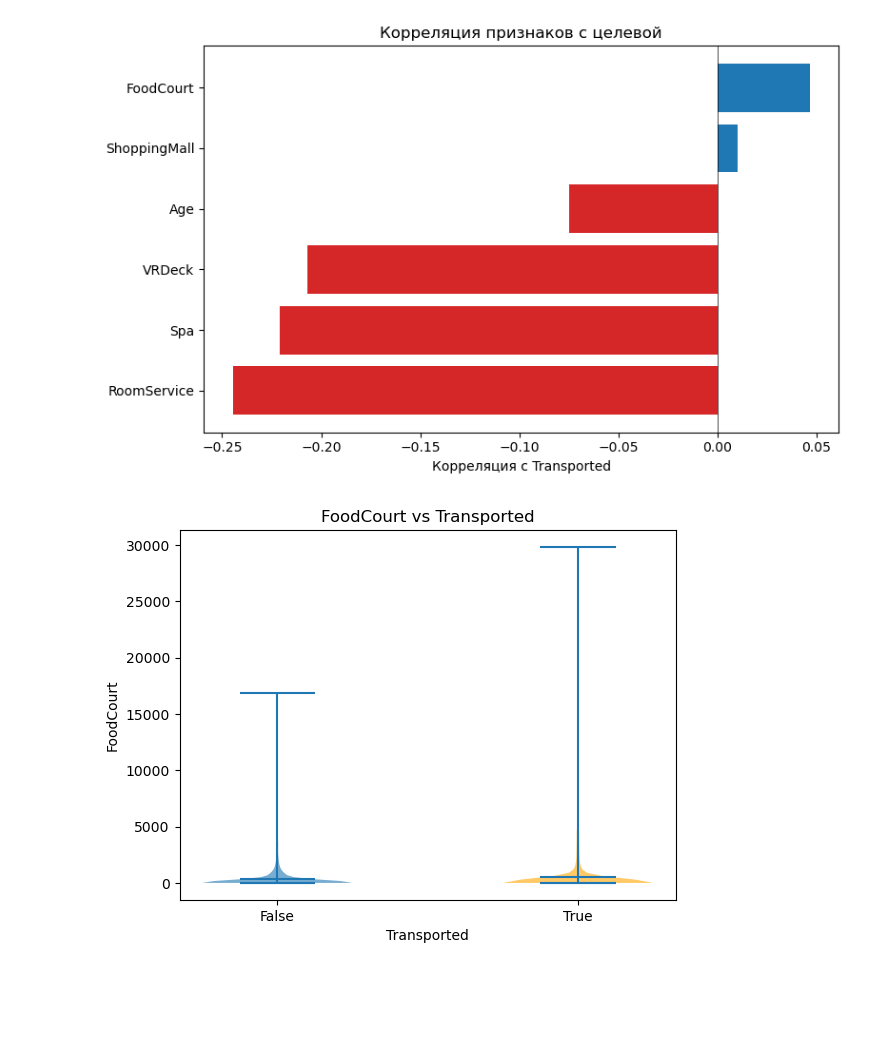
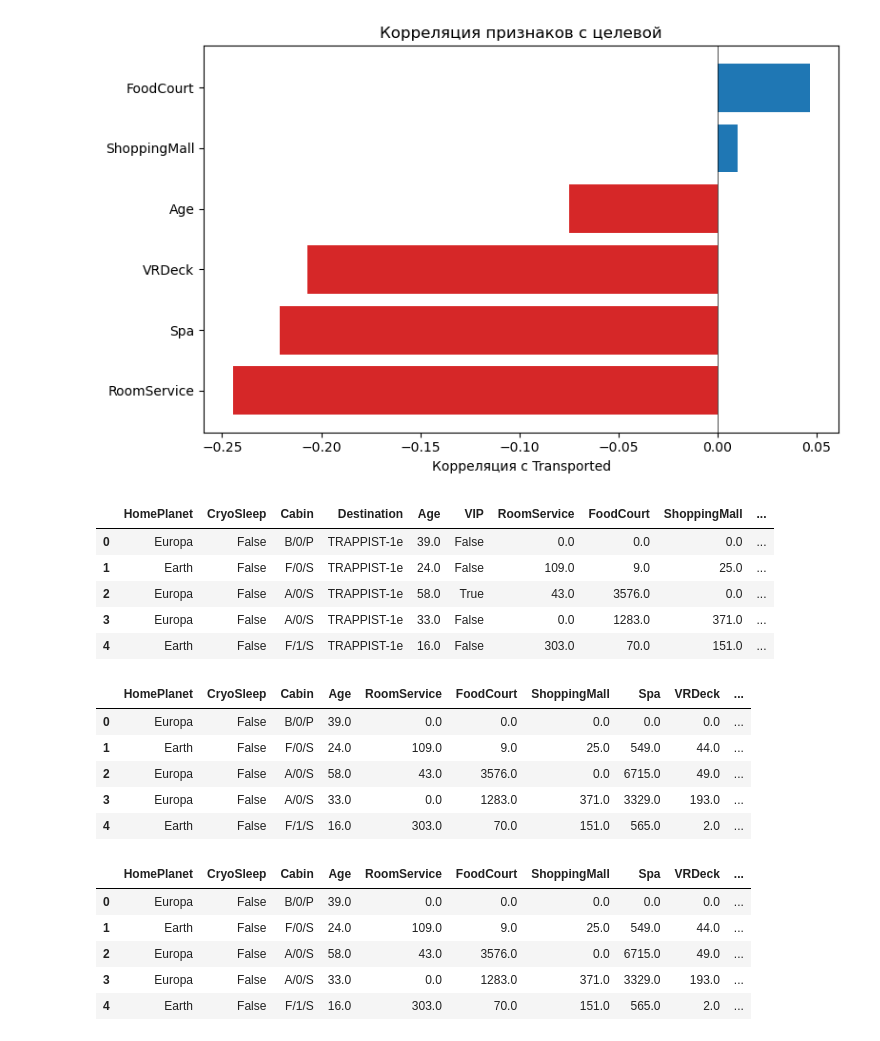
Before and after one commit to folkstay/Spaceship, a Jupyter notebook: SpaceShip.ipynb, the cells around one changed output. Cells and saved outputs as stored; diff of their text form; code cells hidden in the pictures; blank space fills up the shorter version.

Commit message:
Train_df
Вроде готовый train_df

```diff
--- a/SpaceShip.ipynb
+++ b/SpaceShip.ipynb
@@ -4,5 +4,5 @@ import pandas as pd
 from sklearn.model_selection import train_test_split
 import matplotlib.pyplot as plt
 import seaborn as sns
-df=pd.read_csv("train.csv")
+orig_df=pd.read_csv("train.csv")
 # %%
@@ -142,11 +142,11 @@ plt.show()
 [figure]
 # %%
 # Целевая → 0/1
-df["Transported_int"] = df["Transported"].astype(int)
+orig_df["Transported_int"] = orig_df["Transported"].astype(int)
 
 # Корреляция числовых признаков с целевой
 num_cols = ["Age", "RoomService", "FoodCourt", "ShoppingMall", "Spa", "VRDeck", "Transported_int"]
-corr_with_target = df[num_cols].corr()["Transported_int"].sort_values()
+corr_with_target = orig_df[num_cols].corr()["Transported_int"].sort_values()
 print(corr_with_target)
 # %% [output]
 RoomService       -0.244611
@@ -170,23 +170,35 @@ plt.tight_layout()
 plt.show()
 # %% [output]
 [figure]
-# %%
-ages_false = df[df["Transported"] == False]["FoodCourt"].dropna()
-ages_true  = df[df["Transported"] == True ]["FoodCourt"].dropna()
-parts = plt.violinplot(
-    [ages_false, ages_true],
-    positions=[0, 1],
-    showmeans=True,
-    showmedians=True,
-)
-for body, color in zip(parts["bodies"], ["C0", "orange"]):
-    body.set_facecolor(color)
-    body.set_alpha(0.6)
-
-plt.xticks([0, 1], ["False", "True"])
-plt.xlabel("Transported")
-plt.ylabel("FoodCourt")
-plt.title("FoodCourt vs Transported")
-plt.show()
-# %% [output]
-[figure, removed]
+# %%
+orig_df = orig_df.drop(['PassengerId', 'Name'], axis=1)
+orig_df['Transported'] = orig_df['Transported'].astype(int)
+orig_df = orig_df.drop(['Transported_int'], axis=1)
+orig_df.head(5)
+# %% [output]
+|  | HomePlanet | CryoSleep | Cabin | Destination | Age | VIP | RoomService | FoodCourt | ShoppingMall | ... |
+| 0 | Europa | False | B/0/P | TRAPPIST-1e | 39.0 | False | 0.0 | 0.0 | 0.0 | ... |
+| 1 | Earth | False | F/0/S | TRAPPIST-1e | 24.0 | False | 109.0 | 9.0 | 25.0 | ... |
+| 2 | Europa | False | A/0/S | TRAPPIST-1e | 58.0 | True | 43.0 | 3576.0 | 0.0 | ... |
+| 3 | Europa | False | A/0/S | TRAPPIST-1e | 33.0 | False | 0.0 | 1283.0 | 371.0 | ... |
+| 4 | Earth | False | F/1/S | TRAPPIST-1e | 16.0 | False | 303.0 | 70.0 | 151.0 | ... |
+# %%
+train_df=orig_df.drop(['VIP', 'Destination'], axis=1)
+train_df.head(5)
+# %% [output]
+|  | HomePlanet | CryoSleep | Cabin | Age | RoomService | FoodCourt | ShoppingMall | Spa | VRDeck | ... |
+| 0 | Europa | False | B/0/P | 39.0 | 0.0 | 0.0 | 0.0 | 0.0 | 0.0 | ... |
+| 1 | Earth | False | F/0/S | 24.0 | 109.0 | 9.0 | 25.0 | 549.0 | 44.0 | ... |
+| 2 | Europa | False | A/0/S | 58.0 | 43.0 | 3576.0 | 0.0 | 6715.0 | 49.0 | ... |
+| 3 | Europa | False | A/0/S | 33.0 | 0.0 | 1283.0 | 371.0 | 3329.0 | 193.0 | ... |
+| 4 | Earth | False | F/1/S | 16.0 | 303.0 | 70.0 | 151.0 | 565.0 | 2.0 | ... |
+# %%
+train_df[["Deck", "Cabin_num", "Side"]] = train_df["Cabin"].str.split("/", expand=True)
+train_df.head(5)
+# %% [output]
+|  | HomePlanet | CryoSleep | Cabin | Age | RoomService | FoodCourt | ShoppingMall | Spa | VRDeck | ... |
+| 0 | Europa | False | B/0/P | 39.0 | 0.0 | 0.0 | 0.0 | 0.0 | 0.0 | ... |
+| 1 | Earth | False | F/0/S | 24.0 | 109.0 | 9.0 | 25.0 | 549.0 | 44.0 | ... |
+| 2 | Europa | False | A/0/S | 58.0 | 43.0 | 3576.0 | 0.0 | 6715.0 | 49.0 | ... |
+| 3 | Europa | False | A/0/S | 33.0 | 0.0 | 1283.0 | 371.0 | 3329.0 | 193.0 | ... |
+| 4 | Earth | False | F/1/S | 16.0 | 303.0 | 70.0 | 151.0 | 565.0 | 2.0 | ... |
```
Also changed, not shown: parts of 12 cells of this notebook.
